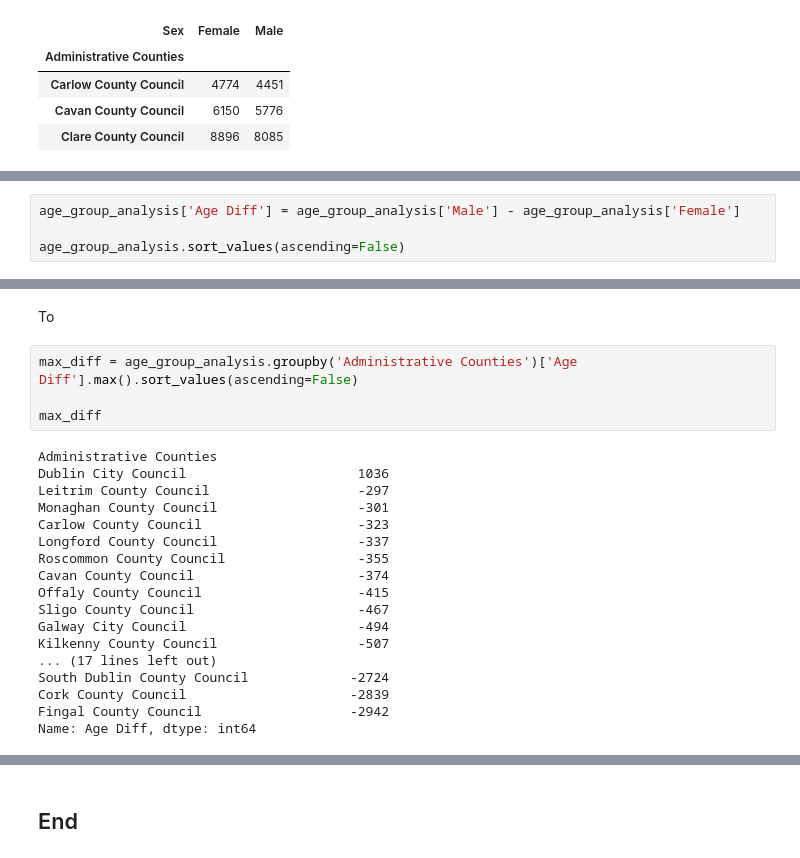
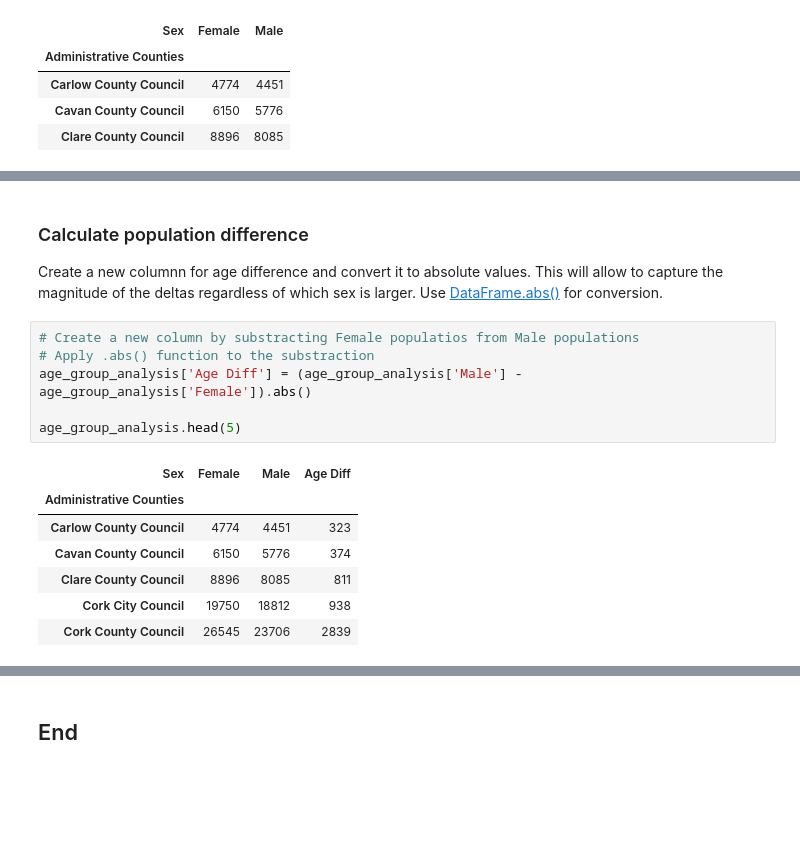
Before and after one commit to Oksyyy/programming-for-data-analytics, a Jupyter notebook: assignments/assignment05-population.ipynb, the cells around one changed output, grey strips where cells are left out. Saved outputs shown, nothing was run; the diff lists cells and outputs as text; blank space fills up the shorter version.

```diff
--- a/assignments/assignment05-population.ipynb
+++ b/assignments/assignment05-population.ipynb
@@ -308,4 +321,0 @@ Calculate age difference for each county
-# %%
-age_group_analysis['Age Diff'] = age_group_analysis['Male'] - age_group_analysis['Female']
-
-age_group_analysis.sort_values(ascending=False)
@@ -325,24 +322,17 @@ age_group_analysis.sort_values(ascending=False)
-# %% [markdown]
-To
-# %%
-max_diff = age_group_analysis.groupby('Administrative Counties')['Age Diff'].max().sort_values(ascending=False)
-
-max_diff
-# %% [output]
-Administrative Counties
-Dublin City Council                      1036
-Leitrim County Council                   -297
-Monaghan County Council                  -301
-Carlow County Council                    -323
-Longford County Council                  -337
-Roscommon County Council                 -355
-Cavan County Council                     -374
-Offaly County Council                    -415
-Sligo County Council                     -467
-Galway City Council                      -494
-Kilkenny County Council                  -507
-... (17 lines left out)
-South Dublin County Council             -2724
-Cork County Council                     -2839
-Fingal County Council                   -2942
-Name: Age Diff, dtype: int64
+# %% [markdown]
+### Calculate population difference
+Create a new columnn for age difference and convert it to absolute values. This will allow to capture the magnitude of the deltas regardless of which sex is larger. Use [DataFrame.abs()](https://pandas.pydata.org/docs/reference/api/pandas.DataFrame.abs.html) for conversion.
+# %%
+# Create a new column by substracting Female populatios from Male populations
+# Apply .abs() function to the substraction
+age_group_analysis['Age Diff'] = (age_group_analysis['Male'] - age_group_analysis['Female']).abs()
+
+age_group_analysis.head(5)
+# %% [output]
+| Sex | Female | Male | Age Diff |
+| Administrative Counties |  |  |  |
+| Carlow County Council | 4774 | 4451 | 323 |
+| Cavan County Council | 6150 | 5776 | 374 |
+| Clare County Council | 8896 | 8085 | 811 |
+| Cork City Council | 19750 | 18812 | 938 |
+| Cork County Council | 26545 | 23706 | 2839 |
```
Also changed, not shown: parts of 37 cells of this notebook.
